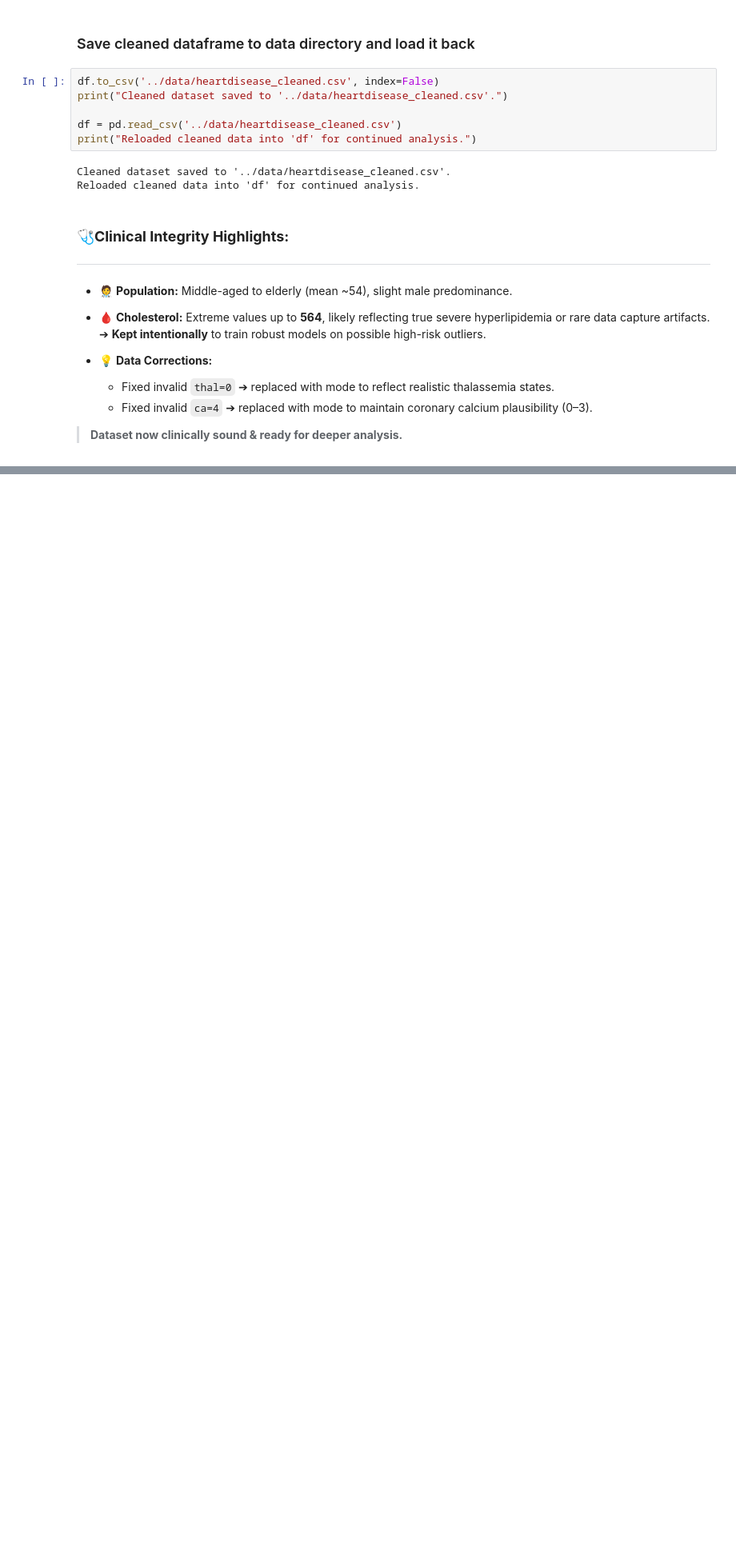
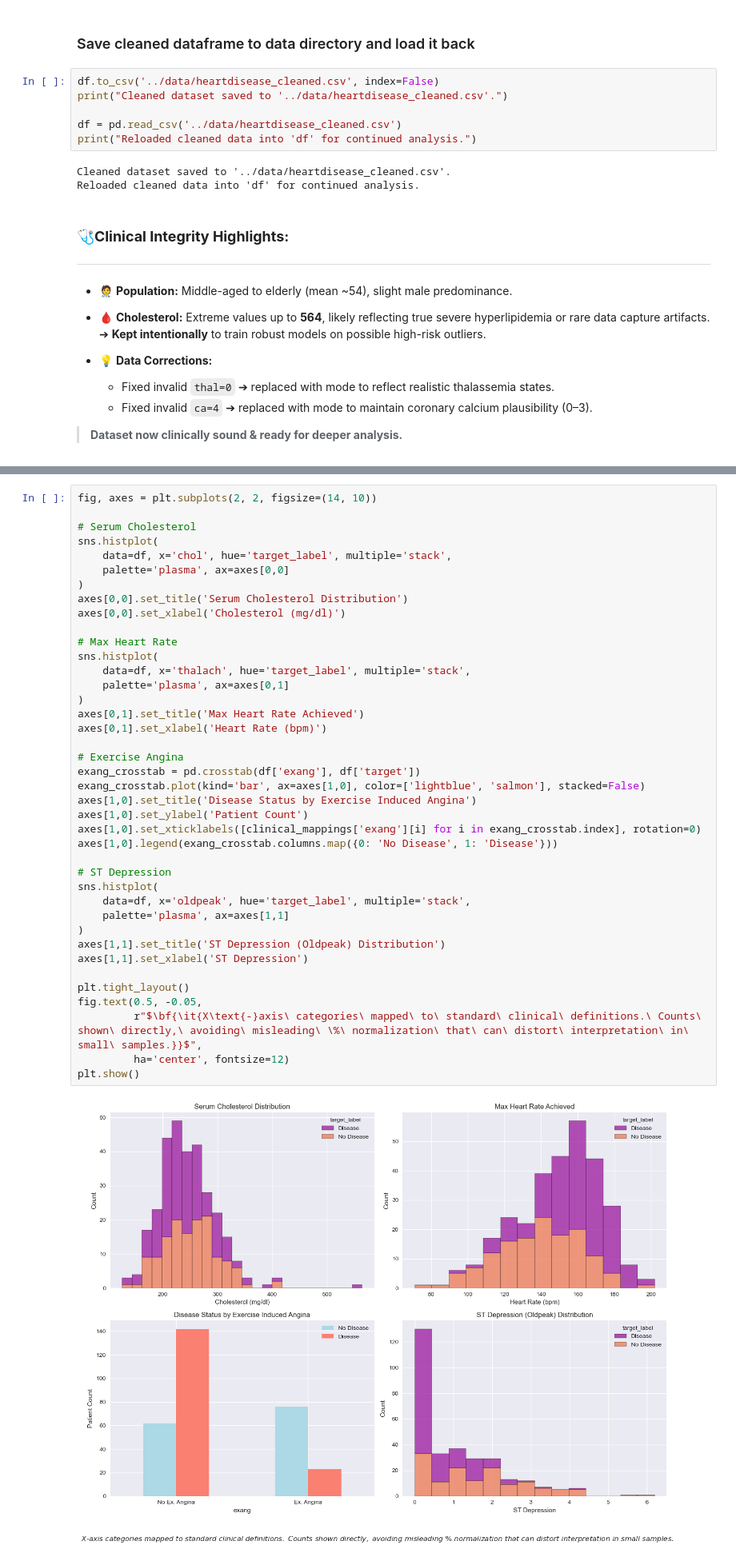
Before and after one commit to dr-ridwanoladipo/cardio-ai, a Jupyter notebook: notebooks/01_data_eda_features.ipynb, the cells around one changed output, grey strips where cells are left out. Shown at 80% size. Saved outputs shown, nothing was run; the diff lists cells and outputs as text; blank space fills up the shorter version.

```diff
--- a/notebooks/01_data_eda_features.ipynb
+++ b/notebooks/01_data_eda_features.ipynb
@@ -197,0 +320,42 @@ Reloaded cleaned data into 'df' for continued analysis.
+# %%
+fig, axes = plt.subplots(2, 2, figsize=(14, 10))
+
+# Serum Cholesterol
+sns.histplot(
+    data=df, x='chol', hue='target_label', multiple='stack',
+    palette='plasma', ax=axes[0,0]
+)
+axes[0,0].set_title('Serum Cholesterol Distribution')
+axes[0,0].set_xlabel('Cholesterol (mg/dl)')
+
+# Max Heart Rate
+sns.histplot(
+    data=df, x='thalach', hue='target_label', multiple='stack',
+    palette='plasma', ax=axes[0,1]
+)
+axes[0,1].set_title('Max Heart Rate Achieved')
+axes[0,1].set_xlabel('Heart Rate (bpm)')
+
+# Exercise Angina
+exang_crosstab = pd.crosstab(df['exang'], df['target'])
+exang_crosstab.plot(kind='bar', ax=axes[1,0], color=['lightblue', 'salmon'], stacked=False)
+axes[1,0].set_title('Disease Status by Exercise Induced Angina')
+axes[1,0].set_ylabel('Patient Count')
+axes[1,0].set_xticklabels([clinical_mappings['exang'][i] for i in exang_crosstab.index], rotation=0)
+axes[1,0].legend(exang_crosstab.columns.map({0: 'No Disease', 1: 'Disease'}))
+
+# ST Depression
+sns.histplot(
+    data=df, x='oldpeak', hue='target_label', multiple='stack',
+    palette='plasma', ax=axes[1,1]
+)
+axes[1,1].set_title('ST Depression (Oldpeak) Distribution')
+axes[1,1].set_xlabel('ST Depression')
+
+plt.tight_layout()
+fig.text(0.5, -0.05,
+         r"$\bf{\it{X\text{-}axis\ categories\ mapped\ to\ standard\ clinical\ definitions.\ Counts\ shown\ directly,\ avoiding\ misleading\ \%\ normalization\ that\ can\ distort\ interpretation\ in\ small\ samples.}}$",
+         ha='center', fontsize=12)
+plt.show()
+# %% [output]
+[figure, added]
```
Also changed, not shown: parts of 25 cells of this notebook.
